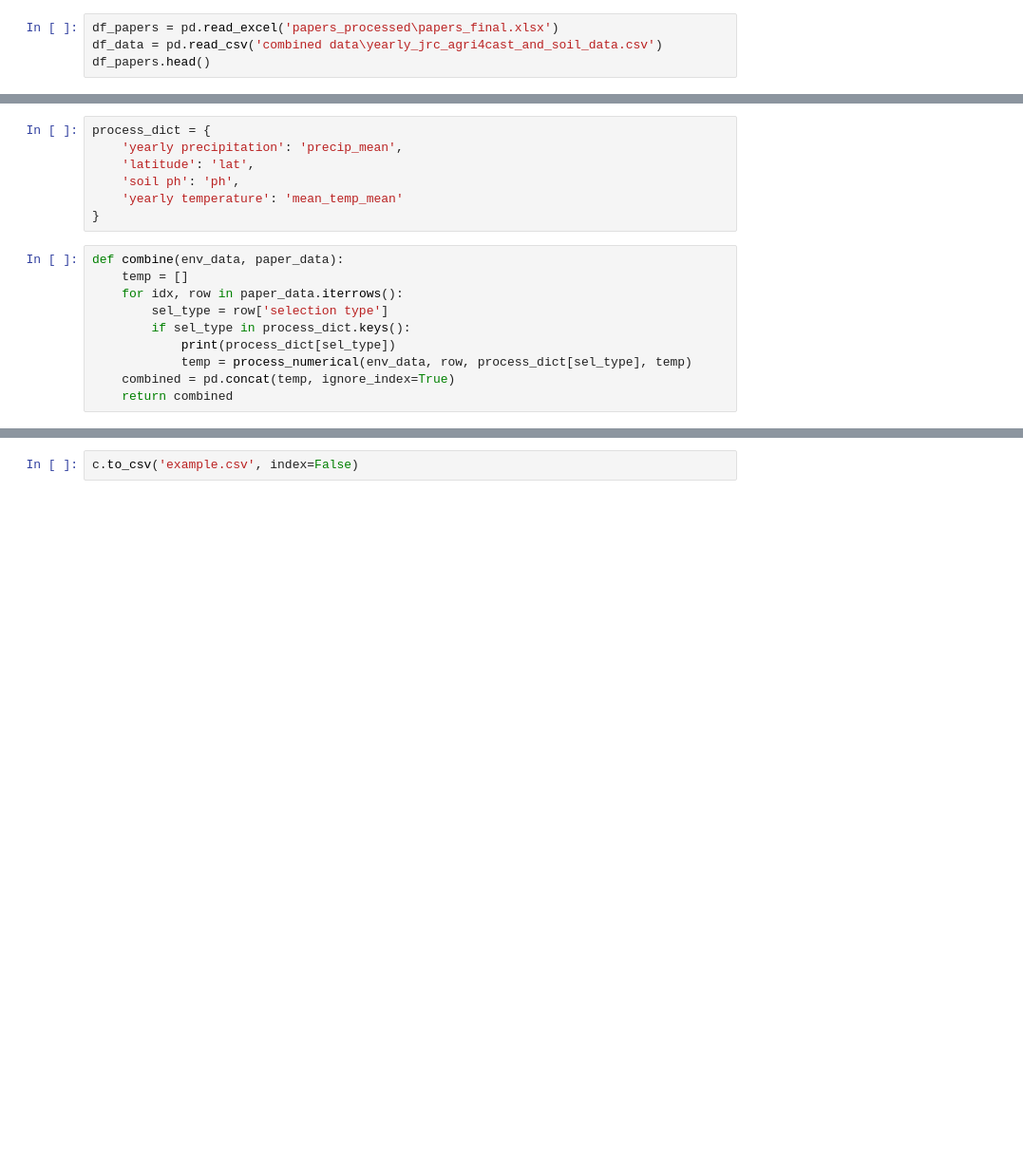
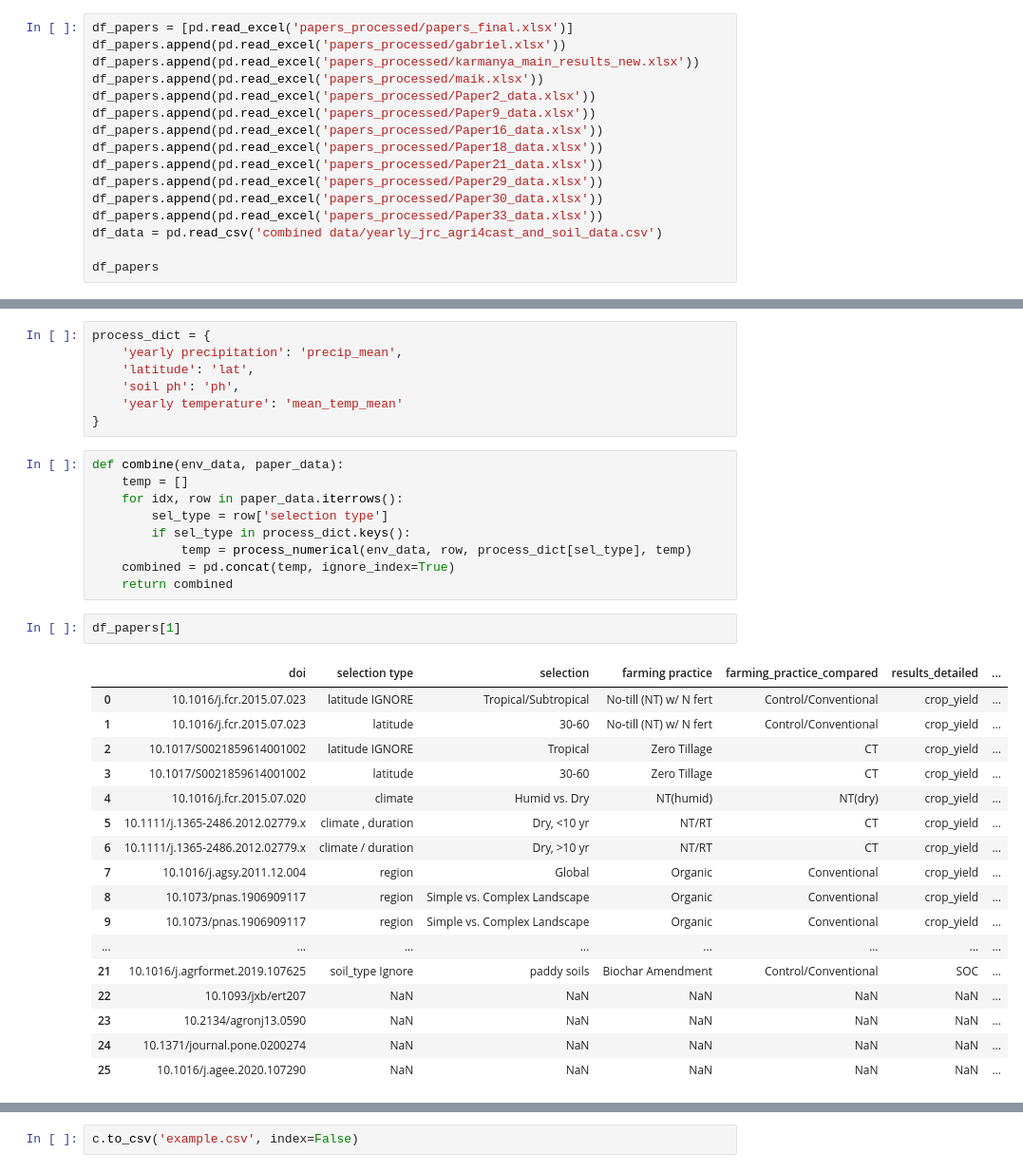
Before and after one commit to Aryyt/Master-Project-3, a Jupyter notebook: combine.ipynb, the cells around one changed output, grey strips where cells are left out. Shown at 95% size. Drawn from its saved outputs; the diff is of its cells as text; blank space fills up the shorter version.

```diff
--- a/combine.ipynb
+++ b/combine.ipynb
@@ -4,7 +4,19 @@ import numpy as np
 from utils import utils
 import functools as ft
 # %%
-df_papers = pd.read_excel('papers_processed\papers_final.xlsx')
-df_data = pd.read_csv('combined data\yearly_jrc_agri4cast_and_soil_data.csv')
-df_papers.head()
+df_papers = [pd.read_excel('papers_processed/papers_final.xlsx')]
+df_papers.append(pd.read_excel('papers_processed/gabriel.xlsx'))
+df_papers.append(pd.read_excel('papers_processed/karmanya_main_results_new.xlsx'))
+df_papers.append(pd.read_excel('papers_processed/maik.xlsx'))
+df_papers.append(pd.read_excel('papers_processed/Paper2_data.xlsx'))
+df_papers.append(pd.read_excel('papers_processed/Paper9_data.xlsx'))
+df_papers.append(pd.read_excel('papers_processed/Paper16_data.xlsx'))
+df_papers.append(pd.read_excel('papers_processed/Paper18_data.xlsx'))
+df_papers.append(pd.read_excel('papers_processed/Paper21_data.xlsx'))
+df_papers.append(pd.read_excel('papers_processed/Paper29_data.xlsx'))
+df_papers.append(pd.read_excel('papers_processed/Paper30_data.xlsx'))
+df_papers.append(pd.read_excel('papers_processed/Paper33_data.xlsx'))
+df_data = pd.read_csv('combined data/yearly_jrc_agri4cast_and_soil_data.csv')
+
+df_papers
 # %% [output]
@@ -76,7 +83,26 @@ def combine(env_data, paper_data):
     for idx, row in paper_data.iterrows():
         sel_type = row['selection type']
         if sel_type in process_dict.keys():
-            print(process_dict[sel_type])
             temp = process_numerical(env_data, row, process_dict[sel_type], temp)
     combined = pd.concat(temp, ignore_index=True)
     return combined
+# %%
+df_papers[1]
+# %% [output]
+|  | doi | selection type | selection | farming practice | farming_practice_compared | results_detailed | ... |
+| 0 | 10.1016/j.fcr.2015.07.023 | latitude IGNORE | Tropical/Subtropical | No-till (NT) w/ N fert | Control/Conventional | crop_yield | ... |
+| 1 | 10.1016/j.fcr.2015.07.023 | latitude | 30-60 | No-till (NT) w/ N fert | Control/Conventional | crop_yield | ... |
+| 2 | 10.1017/S0021859614001002 | latitude IGNORE | Tropical | Zero Tillage | CT | crop_yield | ... |
+| 3 | 10.1017/S0021859614001002 | latitude | 30-60 | Zero Tillage | CT | crop_yield | ... |
+| 4 | 10.1016/j.fcr.2015.07.020 | climate | Humid vs. Dry | NT(humid) | NT(dry) | crop_yield | ... |
+| 5 | 10.1111/j.1365-2486.2012.02779.x | climate , duration | Dry, <10 yr | NT/RT | CT | crop_yield | ... |
+| 6 | 10.1111/j.1365-2486.2012.02779.x | climate / duration | Dry, >10 yr | NT/RT | CT | crop_yield | ... |
+| 7 | 10.1016/j.agsy.2011.12.004 | region | Global | Organic | Conventional | crop_yield | ... |
+| 8 | 10.1073/pnas.1906909117 | region | Simple vs. Complex Landscape | Organic | Conventional | crop_yield | ... |
+| 9 | 10.1073/pnas.1906909117 | region | Simple vs. Complex Landscape | Organic | Conventional | crop_yield | ... |
+| ... | ... | ... | ... | ... | ... | ... | ... |
+| 21 | 10.1016/j.agrformet.2019.107625 | soil_type Ignore | paddy soils | Biochar Amendment | Control/Conventional | SOC | ... |
+| 22 | 10.1093/jxb/ert207 | NaN | NaN | NaN | NaN | NaN | ... |
+| 23 | 10.2134/agronj13.0590 | NaN | NaN | NaN | NaN | NaN | ... |
+| 24 | 10.1371/journal.pone.0200274 | NaN | NaN | NaN | NaN | NaN | ... |
+| 25 | 10.1016/j.agee.2020.107290 | NaN | NaN | NaN | NaN | NaN | ... |
```
Also changed, not shown: parts of 7 cells of this notebook, 3 other files.
